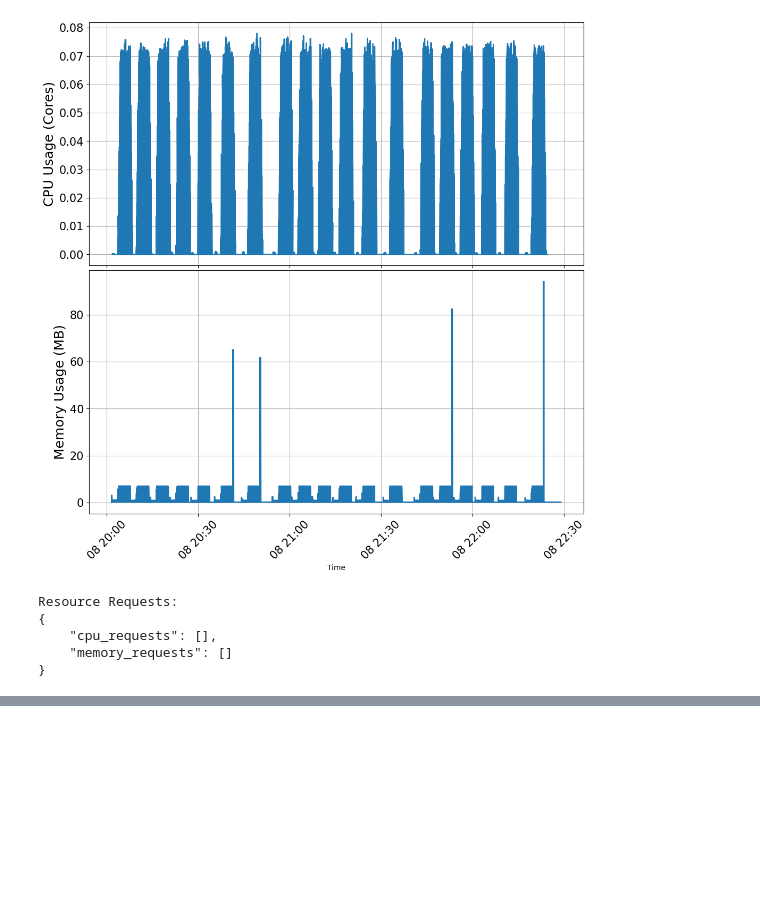
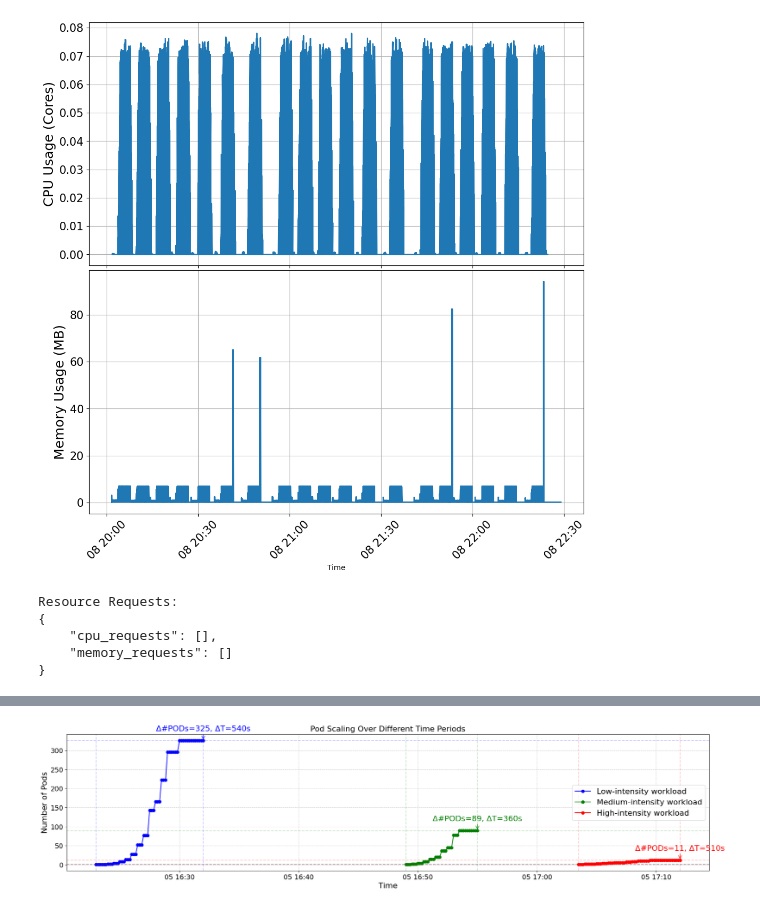
Before and after one commit to MSKazemi/Vagrant-Kubernetes-ROS2-Deployment, a Jupyter notebook: DataAnalysis/HPA.ipynb, the cells around one changed output, grey strips where cells are left out. Drawn from its saved outputs; the diff is of its cells as text; code cells hidden in the pictures; blank space fills up the shorter version.

```diff
--- a/DataAnalysis/HPA.ipynb
+++ b/DataAnalysis/HPA.ipynb
@@ -1005,0 +1530,77 @@ Resource Requests:
+# %%
+import requests
+import pandas as pd
+import matplotlib.pyplot as plt
+
+PROMETHEUS_URL = "http://192.168.56.10:30090/api/v1/query_range"
+QUERY = 'kube_deployment_status_replicas{deployment="ros",namespace="ros"}'
+
+time_ranges = [
+    ("2025-01-05T16:20:00Z", "2025-01-05T16:32:00Z", "Low-intensity workload"),
+    ("2025-01-05T16:49:00Z", "2025-01-05T16:55:00Z", "Medium-intensity workload"),
+    ("2025-01-05T17:00:00Z", "2025-01-05T17:12:00Z", "High-intensity workload")
+]
+
+plt.figure(figsize=(20, 5))
+colors = ['b', 'g', 'r']
+
+for i, (start, end, label) in enumerate(time_ranges):
+    params = {
+        "query": QUERY,
+        "start": start,
+        "end": end,
+        "step": "10s"
+    }
+
+    response = requests.get(PROMETHEUS_URL, params=params)
+    data = response.json()
+
+    if not data['data']['result']:
+        print(f"No data for {label} ({start} to {end})")
+        continue
+
+    results = data['data']['result'][0]['values']
+    timestamps, replicas = zip(*[(float(ts), float(val)) for ts, val in results])
+    df = pd.DataFrame({'time': pd.to_datetime(timestamps, unit='s'), 'replicas': replicas})
+    #  increase the size of ticks in both axis
+    plt.tick_params(axis='both', labelsize=14)
+    # Plot time series
+    plt.plot(df['time'], df['replicas'], marker='o', linestyle='-', color=colors[i], label=label)
+
+    # Start and end info
+    start_time = df['time'].iloc[0]
+    end_time = df['time'].iloc[-1]
+    start_val = df['replicas'].iloc[0]
+    end_val = df['replicas'].iloc[-1]
+    delta_y = end_val - start_val
+    delta_t = (end_time - start_time).seconds
+
+    # Lines (optional, visual)
+    plt.axvline(x=start_time, color=colors[i], linestyle='--', alpha=0.2)
+    plt.axvline(x=end_time, color=colors[i], linestyle='--', alpha=0.2)
+    plt.axhline(y=start_val, color=colors[i], linestyle='--', alpha=0.2)
+    plt.axhline(y=end_val, color=colors[i], linestyle='--', alpha=0.2)
+
+    # Annotate combined Δ#PODs and ΔT
+    plt.annotate(
+        f"Δ#PODs={delta_y:.0f}, ΔT={delta_t}s",
+        xy=(end_time, end_val),
+        xytext=(end_time, end_val + 25),
+        textcoords='data',
+        fontsize=16,
+        color=colors[i],
+        ha='center',
+        arrowprops=dict(arrowstyle='->', color=colors[i])
+    )
+
+plt.title("Pod Scaling Over Different Time Periods", fontsize=16)
+plt.xlabel("Time", fontsize=16)
+plt.ylabel("Number of Pods", fontsize=16)
+plt.xticks(rotation=0)
+plt.grid(True, linestyle='--', alpha=0.6)
+plt.legend(fontsize=16)
+plt.tight_layout()
+plt.savefig('scaling_comparison.pdf', format='pdf', dpi=100, bbox_inches='tight')
+plt.show()
+# %% [output]
+[figure, added]
```
Also changed, not shown: parts of 7 cells of this notebook, 7 other files.
